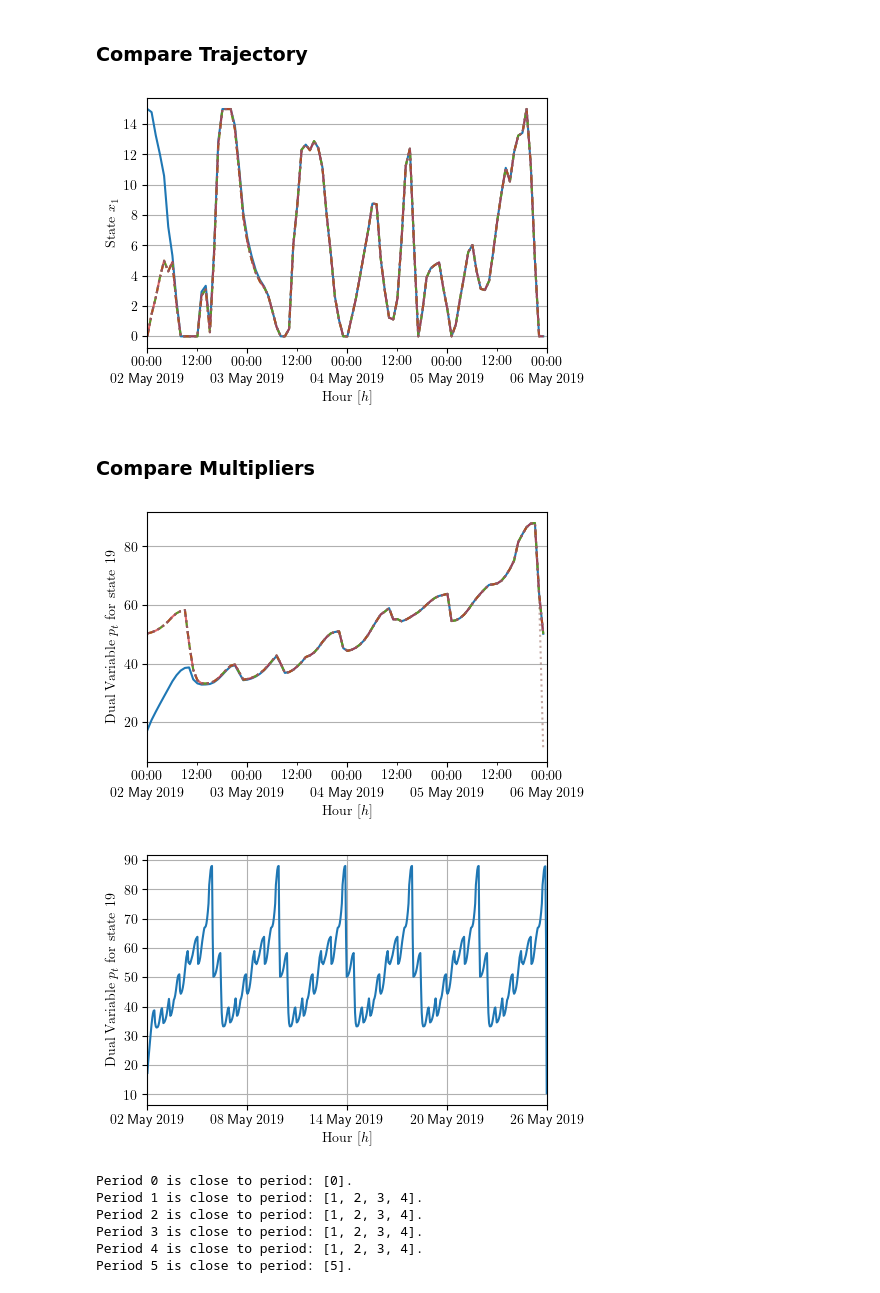
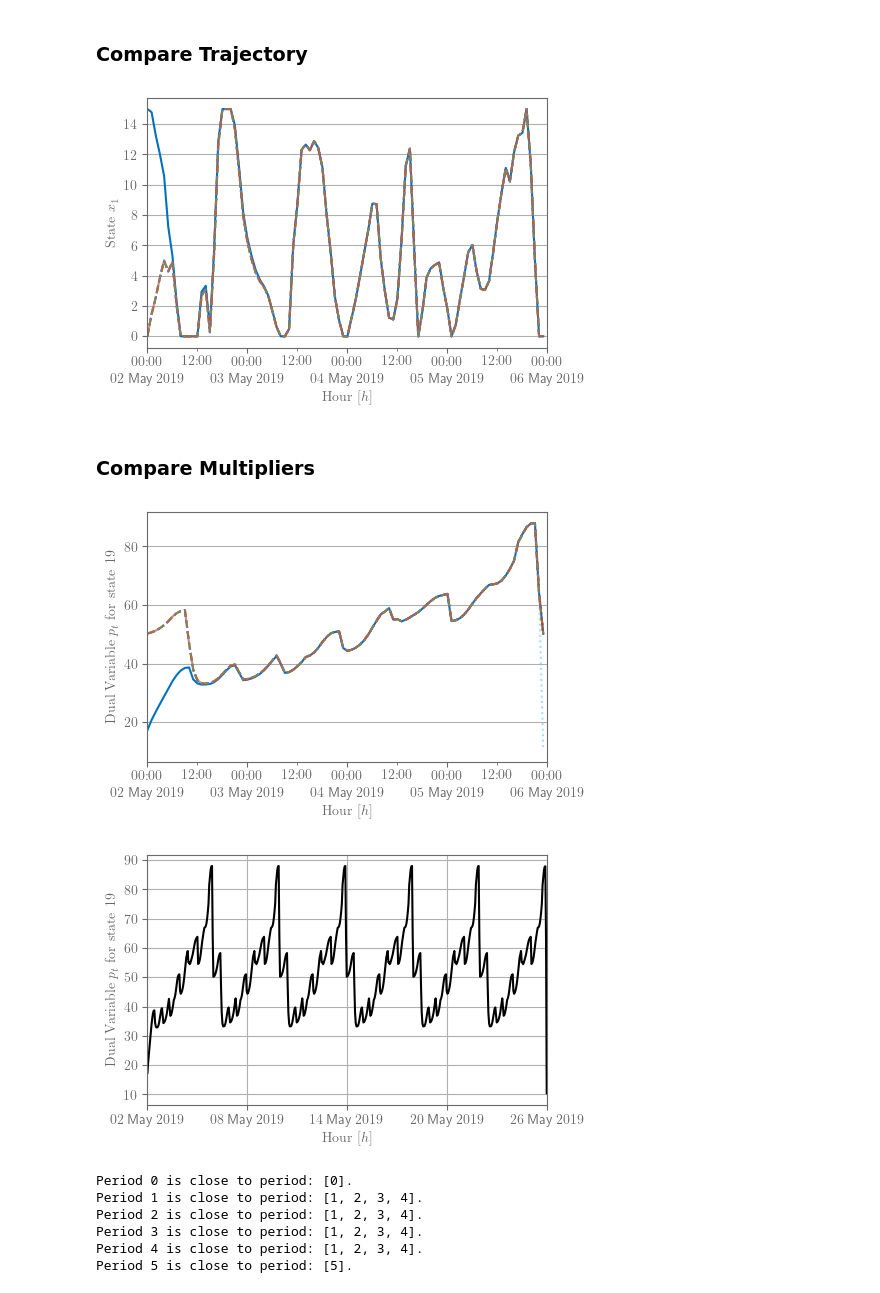
Before and after one commit to Gedlex/time-varying-RHGs, a Jupyter notebook: empc_DSMPC.ipynb, the cells around one changed output. Drawn from its saved outputs; the diff is of its cells as text; code cells hidden in the pictures.

```diff
--- a/empc_DSMPC.ipynb
+++ b/empc_DSMPC.ipynb
@@ -58,11 +58,20 @@ u_inf = sol_u.T
 # %%
 # Set rcParams
 export = True
+plt.style.use('default') # 'seaborn-v0_8-darkgrid
 plt.rcParams['text.usetex'] = True
+plt.rcParams['xtick.color'] = 'dimgray'
+plt.rcParams['ytick.color'] = 'dimgray'
+plt.rcParams['axes.edgecolor'] = 'dimgray'
+plt.rcParams['axes.labelcolor'] = 'dimgray'
+plt.rcParams['lines.linewidth'] = 1.5
 
 # Create dates and norm vector
 idx = 1
 dates = np.hstack([params_inf.ctrl.start_date + pd.Timedelta(hours = h) for h in range(T+1)])
+
+# Create colormap
+colors = lambda i: ["#0072BD", "#A2142F", "#77AC30", "#D95319", "#7E2F8E", "#4DBEEE", "#EDB120"][i % 7]
 
 # Create figure
 fig, ax = plt.subplots(1, 1, figsize=(6, 4), layout='constrained')
@@ -70,8 +79,8 @@ fig, ax = plt.subplots(1, 1, figsize=(6, 4), layout='constrained')
 # Plot trajectory
 ls = ['-', '--', '--', '-.', ':', ':']
 alpha = [1, 0.9, 0.8, 0.7, 0.6, 0.5]
-for i in range(N):
-    ax.plot(dates[:-1], x_inf[i*T:(i+1)*T,idx], ls=ls[i], alpha=alpha[i])
+for i, _ in enumerate(ls):
+    ax.plot(dates[:-1], x_inf[i*T:(i+1)*T,idx], ls=ls[i], alpha=alpha[i], color=colors(i))
 
 # Add labels and title
 ax.set_xlabel(r'\rmfamily{Hour} $[h]$')
@@ -98,18 +107,27 @@ if export:
     fig = adjust_margins(fig, width=4, height=2.5, wspace=1.1)
     fig.savefig(f"figures/figure_trajectory_of_state_{idx}_inf_sol.pdf")
 # %% [output]
-[figure, old version]
+[figure, new version]
 # %% [markdown]
 ### Compare Multipliers
 # %%
 # Set rcParams
 export = True
+plt.style.use('default') # 'seaborn-v0_8-darkgrid
 plt.rcParams['text.usetex'] = True
+plt.rcParams['xtick.color'] = 'dimgray'
+plt.rcParams['ytick.color'] = 'dimgray'
+plt.rcParams['axes.edgecolor'] = 'dimgray'
+plt.rcParams['axes.labelcolor'] = 'dimgray'
+plt.rcParams['lines.linewidth'] = 1.5
 
 # Create dates vector and get state related dual variables
 idx = 19
 dates = np.hstack([params_inf.ctrl.start_date + pd.Timedelta(hours = h) for h in range(T+1)])
 dual_vector_inf = np.hstack(dual_vars_inf[0:ctrl_inf.params.N]).T
+
+# Create colormap
+colors = lambda i: ["#0072BD", "#A2142F", "#77AC30", "#D95319", "#7E2F8E", "#4DBEEE", "#EDB120"][i % 7]
 
 # Create figure
 fig, ax = plt.subplots(1, 1, figsize=(6, 4), layout='constrained')
@@ -117,8 +135,8 @@ fig, ax = plt.subplots(1, 1, figsize=(6, 4), layout='constrained')
 # Plot multipliers
 ls = ['-', '--', '--', '-.', ':', ':']
 alpha = [1, 0.9, 0.8, 0.7, 0.6, 0.5]
-for i in range(N):
-    ax.plot(dates[:-1], dual_vector_inf[i*T:(i+1)*T,idx].T, ls=ls[i], alpha=alpha[i])
+for i, _ in enumerate(ls):
+    ax.plot(dates[:-1], dual_vector_inf[i*T:(i+1)*T,idx].T, ls=ls[i], alpha=alpha[i], color=colors(i))
 
 # Add labels and title
 ax.set_xlabel(r'\rmfamily{Hour} $[h]$')
@@ -145,47 +163,53 @@ if export:
     fig = adjust_margins(fig, width=4, height=2.5, wspace=1.1)
     fig.savefig(f"figures/figure_dual_variable_{idx}_inf_sol.pdf")
 # %% [output]
-[figure, old version]
+[figure, new version]
 # %%
 # Set rcParams
 export = True
+plt.style.use('default') # 'seaborn-v0_8-darkgrid
 plt.rcParams['text.usetex'] = True
+plt.rcParams['xtick.color'] = 'dimgray'
+plt.rcParams['ytick.color'] = 'dimgray'
+plt.rcParams['axes.edgecolor'] = 'dimgray'
+plt.rcParams['axes.labelcolor'] = 'dimgray'
+plt.rcParams['lines.linewidth'] = 1.5
 
 # Create dates vector and get state related dual variables
 idx = 19
-dates = np.hstack([params_inf.ctrl.start_date + pd.Timedelta(hours = h) for h in range(T*N+1)])
+dates = np.hstack([params_inf.ctrl.start_date + pd.Timedelta(hours = h) for h in range(ctrl_inf.params.N+1)])
 dual_vector_inf = np.hstack(dual_vars_inf[0:ctrl_inf.params.N]).T
 
 # Create figure
 fig, ax = plt.subplots(1, 1, figsize=(6, 4), layout='constrained')
 
 # Plot multipliers
-ax.plot(dates[:-1], dual_vector_inf[:,idx].T)
+ax.plot(dates[:-1], dual_vector_inf[:,idx].T, color='black')
 
 # Add labels and title
 ax.set_xlabel(r'\rmfamily{Hour} $[h]$')
 ax.set_ylabel(r'\rmfamily{Dual Variable $p_{t}$ for state ' + str(idx) + r'}')
 
 # Set major and minor ticks
 plt.rcParams['timezone'] = dates[0].tz.zone
 ax.xaxis.set_major_locator(mdates.DayLocator(interval=6))
 ax.xaxis.set_major_formatter(mdates.DateFormatter(r'%d %b %Y'))
 ax.yaxis.set_major_locator(ticker.MultipleLocator(base=10, offset=0))
 # ax.tick_params(axis="x", which="minor", pad=ax.xaxis.get_tick_padding())
 
 # Set limits
 ax.set_xlim([dates[0], dates[-1]])
 
 # Set grid
 ax.yaxis.grid(True)
 ax.xaxis.grid(True)
 
 # Export figure
 if export:
     fig = adjust_margins(fig, width=4, height=2.5, wspace=1.1)
     fig.savefig(f"figures/figure_dual_variable_{idx}_inf_sol1.pdf")
 # %% [output]
-[figure, old version]
+[figure, new version]
 # %%
 # Check if dual variables are close
 for i in range(N):
```
Also changed, not shown: parts of 20 cells of this notebook, 18 other files.
